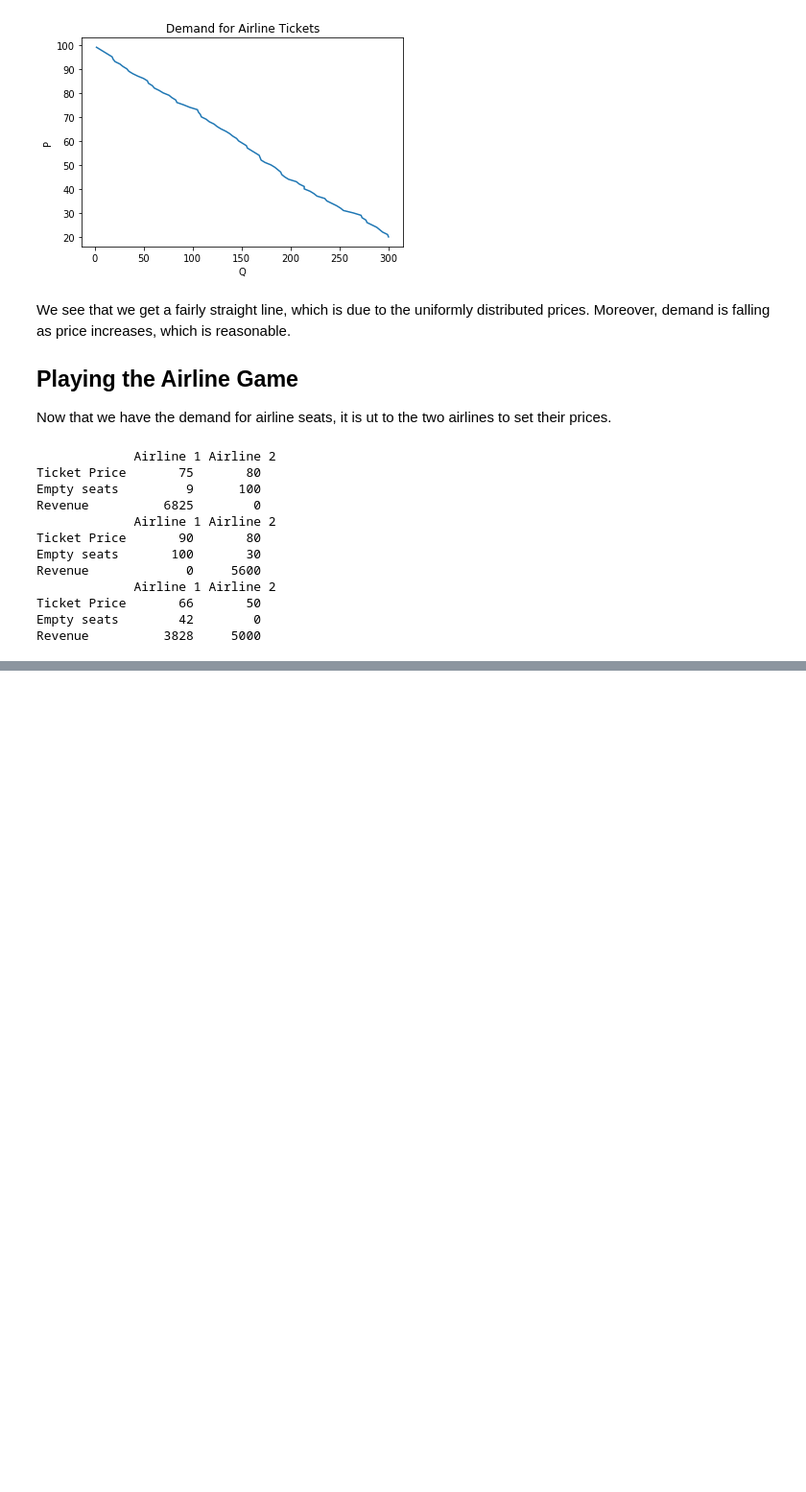
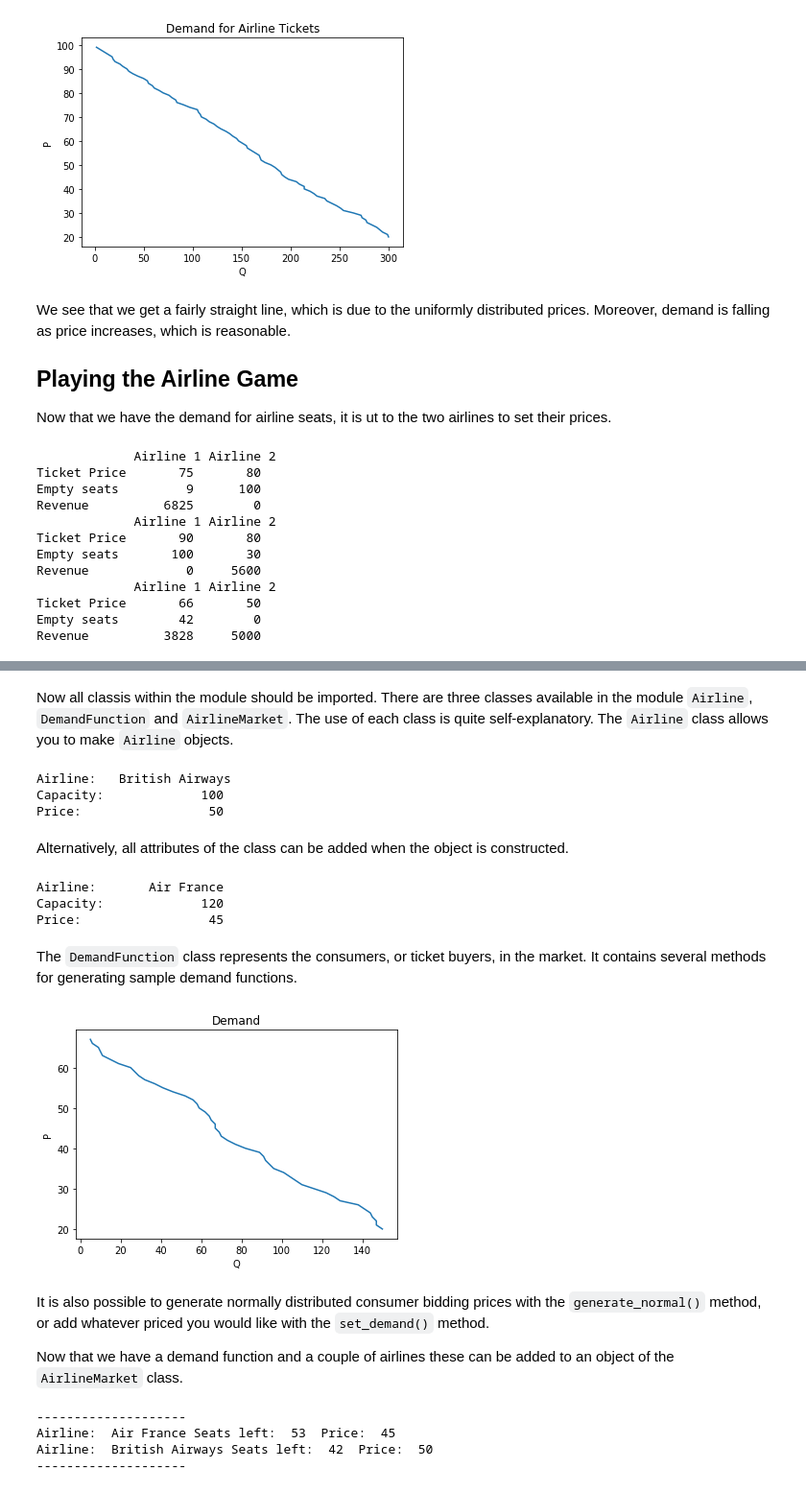
Before and after one commit to gregwinther/Python-in-Finance-and-Economics, a Jupyter notebook: Bertrand.ipynb, the cells around one changed output, grey strips where cells are left out. Shown at 96% size. Saved outputs shown, nothing was run; the diff lists cells and outputs as text; code cells hidden in the pictures; blank space fills up the shorter version.

Commit message:
Wrote description of airline Bertrand market python module

```diff
--- a/Bertrand.ipynb
+++ b/Bertrand.ipynb
@@ -125,0 +132,66 @@ I have run three example games of how this might play out. In the first game Air
+# %% [markdown]
+Now all classis within the module should be imported. There are three classes available in the module `Airline`, `DemandFunction` and `AirlineMarket`. The use of each class is quite self-explanatory. The `Airline` class allows you to make `Airline` objects.
+# %%
+# Creating new Airline object
+british_airways = Airline()
+
+# Setting attributes
+british_airways.set_name("British Airways")
+british_airways.set_capacity(100)
+british_airways.set_price(50)
+
+# Printing attributes
+print("{:10s} {:>14s}".format("Airline:", british_airways.get_name()))
+print("{:10s} {:>14d}".format("Capacity:", british_airways.get_capacity()))
+print("{:10s} {:>14d}".format("Price:", british_airways.get_price()))
+# %% [output]
+Airline:   British Airways
+Capacity:             100
+Price:                 50
+# %% [markdown]
+Alternatively, all attributes of the class can be added when the object is constructed.
+# %%
+# Creating new Airline object
+air_france = Airline("Air France", 120, 45)
+
+# Printing attributes
+print("{:10s} {:>14s}".format("Airline:", air_france.get_name()))
+print("{:10s} {:>14d}".format("Capacity:", air_france.get_capacity()))
+print("{:10s} {:>14d}".format("Price:", air_france.get_price()))
+# %% [output]
+Airline:       Air France
+Capacity:             120
+Price:                 45
+# %% [markdown]
+The `DemandFunction` class represents the consumers, or ticket buyers, in the market. It contains several methods for generating sample demand functions.
+# %%
+# Creating a DemandFunction object. Argument is no of consumers
+airline_demand = DemandFunction(150)
+
+# Generate uniformly distributed demand
+airline_demand.generate_uniform(20, 70)
+
+# Plot demand curve
+airline_demand.plot_demand()
+# %% [output]
+[figure, added]
+# %% [markdown]
+It is also possible to generate normally distributed consumer bidding prices with the `generate_normal()` method, or add whatever priced you would like with the `set_demand()` method.
+
+Now that we have a demand function and a couple of airlines these can be added to an object of the `AirlineMarket` class.
+# %%
+# Creating AirlineMarket object
+airline_market = AirlineMarket()
+
+# Adding airlines and consumers to market
+airline_market.add_airline(british_airways)
+airline_market.add_airline(air_france)
+airline_market.set_demand(airline_demand)
+
+# Playing the game!
+airline_market.allocate_tickets()
+# %% [output]
+--------------------
+Airline:  Air France Seats left:  53  Price:  45
+Airline:  British Airways Seats left:  42  Price:  50
+--------------------
```
Also changed, not shown: parts of 3 cells of this notebook.
